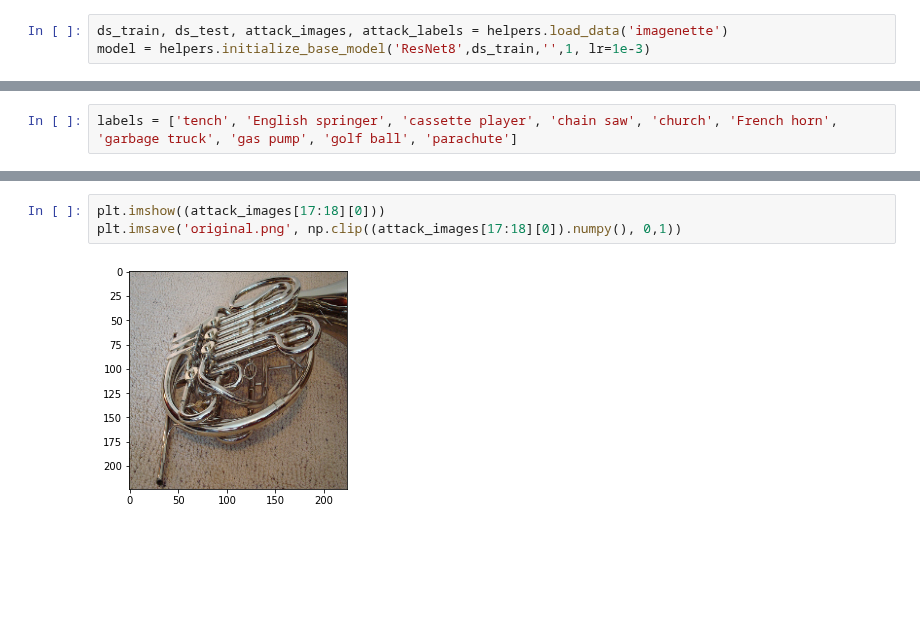
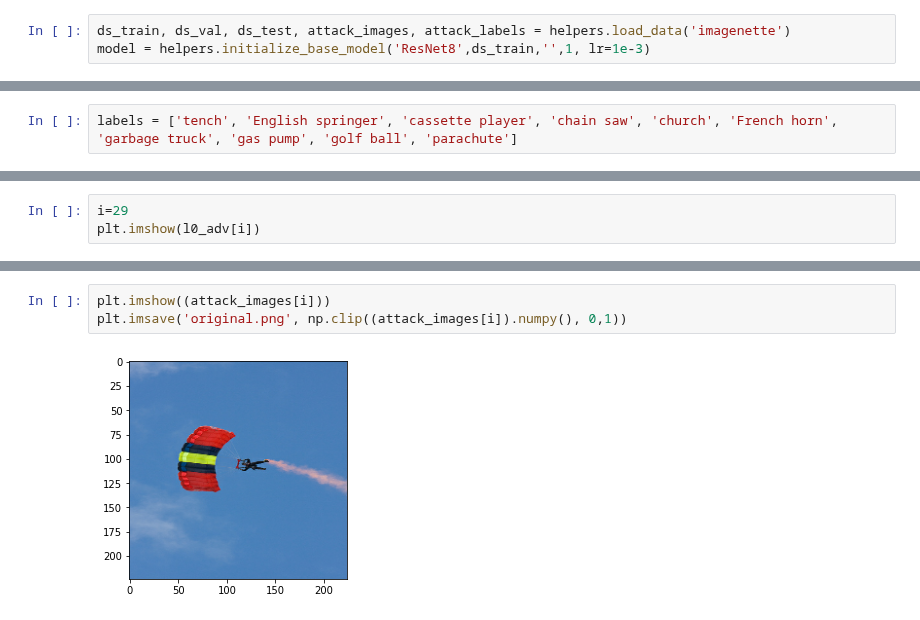
Before and after one commit to FlorianMerkle/network-pruning-and-robustness, a Jupyter notebook: create-adversarial-examples.ipynb, the cells around one changed output, grey strips where cells are left out. Saved outputs shown, nothing was run; the diff lists cells and outputs as text; blank space fills up the shorter version.

```diff
--- a/create-adversarial-examples.ipynb
+++ b/create-adversarial-examples.ipynb
@@ -5,3 +5,3 @@ import helperfiles.experiment as experiment
 # %%
-ds_train, ds_test, attack_images, attack_labels = helpers.load_data('imagenette')
+ds_train, ds_val, ds_test, attack_images, attack_labels = helpers.load_data('imagenette')
 model = helpers.initialize_base_model('ResNet8',ds_train,'',1, lr=1e-3)
@@ -126,0 +137,3 @@ import matplotlib.pyplot as plt
+# %%
+i=29
+plt.imshow(l0_adv[i])
@@ -163,7 +179,7 @@ plt.imsave('l_inf_pert_5x.png', np.clip((l_inf_pert[17:18][0]*5+.5).numpy(), 0,1
 # %% [output]
 [figure]
 # %%
-plt.imshow((attack_images[17:18][0]))
-plt.imsave('original.png', np.clip((attack_images[17:18][0]).numpy(), 0,1))
+plt.imshow((attack_images[i]))
+plt.imsave('original.png', np.clip((attack_images[i]).numpy(), 0,1))
 # %% [output]
-[figure, old version]
+[figure, new version]
```
Also changed, not shown: parts of 13 cells of this notebook, 9 other files.
